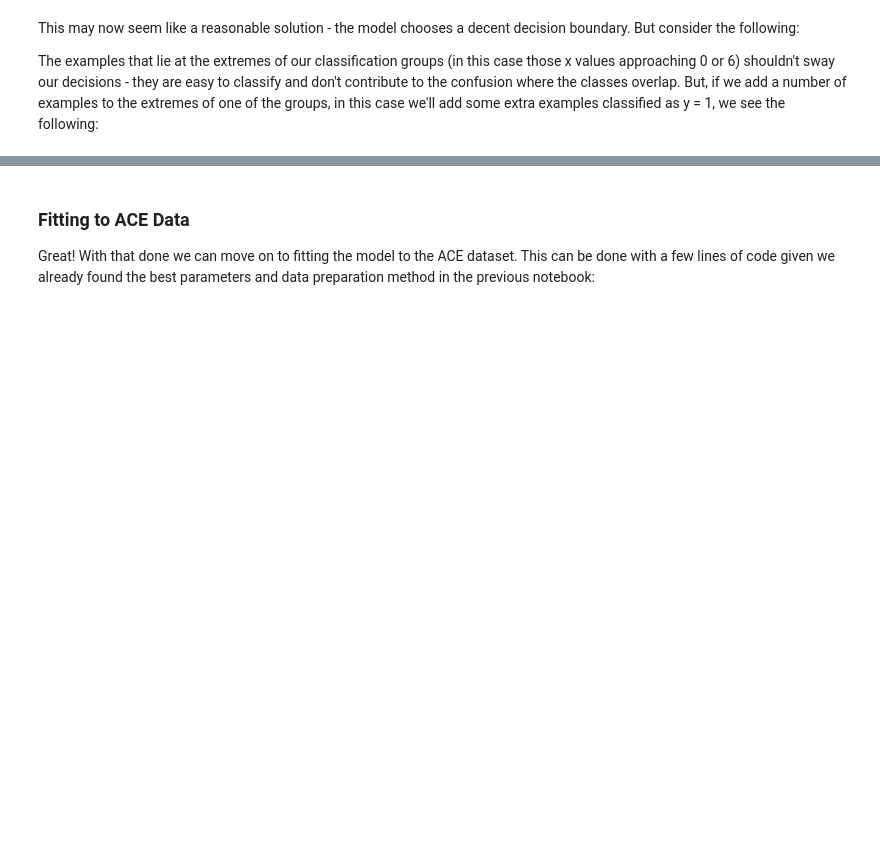
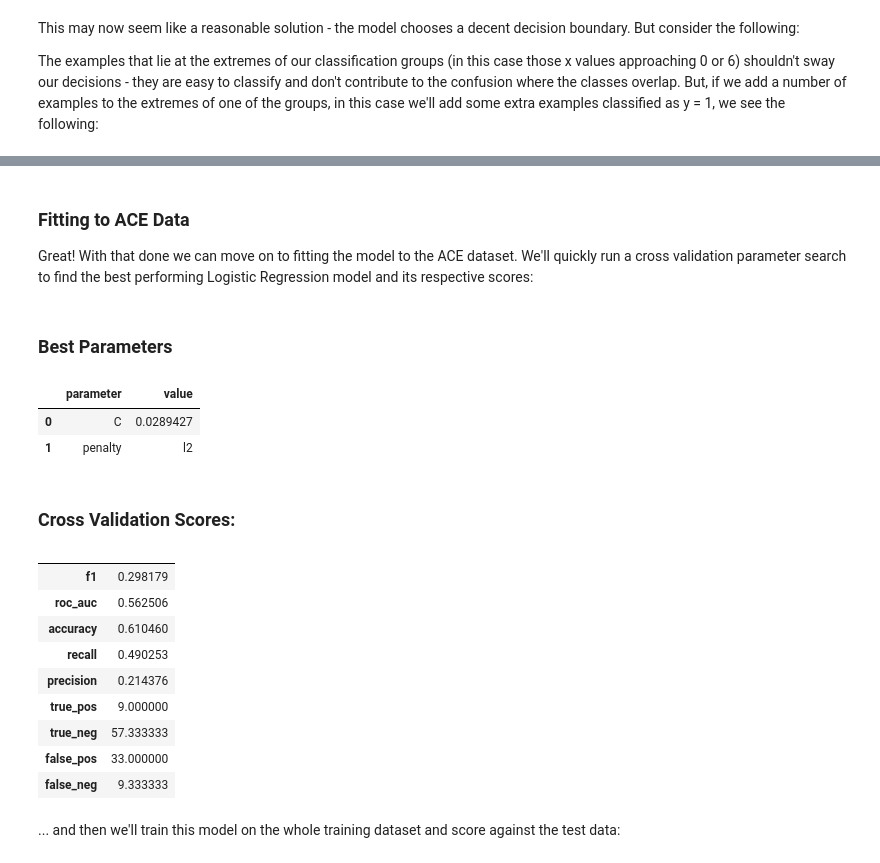
Before and after one commit to btcooper22/ace_project, a Jupyter notebook: models/logistic_regression_model.ipynb, the cells around one changed output, grey strips where cells are left out. Cells and saved outputs as stored; diff of their text form; code cells hidden in the pictures; blank space fills up the shorter version.

```diff
--- a/models/logistic_regression_model.ipynb
+++ b/models/logistic_regression_model.ipynb
@@ -185,6 +199,57 @@ log_reg_plot_ext.show()
 ### Fitting to ACE Data
 
 Great! With that done we can move on to fitting the model to the ACE dataset.
- This can be done with a few lines of code given we already found the best
- parameters and data preparation method in the previous notebook:
+ We'll quickly run a cross validation parameter search to find the best
+ performing Logistic Regression model and its respective scores:
+# %%
+import sys
+sys.path.append('/Users/samrelins/Documents/LIDA/ace_project/')
+from data_prep.data_prep import *
+from models.train_test import *
+from IPython.display import display, HTML
+
+data_loc = "/Users/samrelins/Documents/LIDA/ace_project/data/ace_data_orig.csv"
+ace_data_orig = pd.read_csv(data_loc)
+
+X_train, y_train, X_test, y_test = return_train_test(ace_data_orig)
+
+best_scores, best_params = param_search_classifier(
+    X_train=X_train, y_train=y_train,
+    clf=LogisticRegression(random_state=0,
+                           max_iter=1000,
+                           solver="saga",
+                           class_weight="balanced",
+                           n_jobs=-1),
+    param_grid={"penalty": ["none", "l1", "l2"],
+                'C': np.logspace(-4, 4, 40)},
+    scaled=True,
+)
+# %% [markdown]
+### Best Parameters
+# %%
+pd.DataFrame({
+    "parameter": best_params.keys(),
+    "value": best_params.values()
+})
+# %% [output]
+|  | parameter | value |
+| 0 | C | 0.0289427 |
+| 1 | penalty | l2 |
+# %% [markdown]
+### Cross Validation Scores:
+# %%
+pd.DataFrame(best_scores, index=[""]).T
+# %% [output]
+|  |  |
+| f1 | 0.298179 |
+| roc_auc | 0.562506 |
+| accuracy | 0.610460 |
+| recall | 0.490253 |
+| precision | 0.214376 |
+| true_pos | 9.000000 |
+| true_neg | 57.333333 |
+| false_pos | 33.000000 |
+| false_neg | 9.333333 |
+# %% [markdown]
+... and then we'll train this model on the whole training dataset and score against the test data:
 # %%
```
Also changed, not shown: parts of 28 cells of this notebook, 2 other files.
